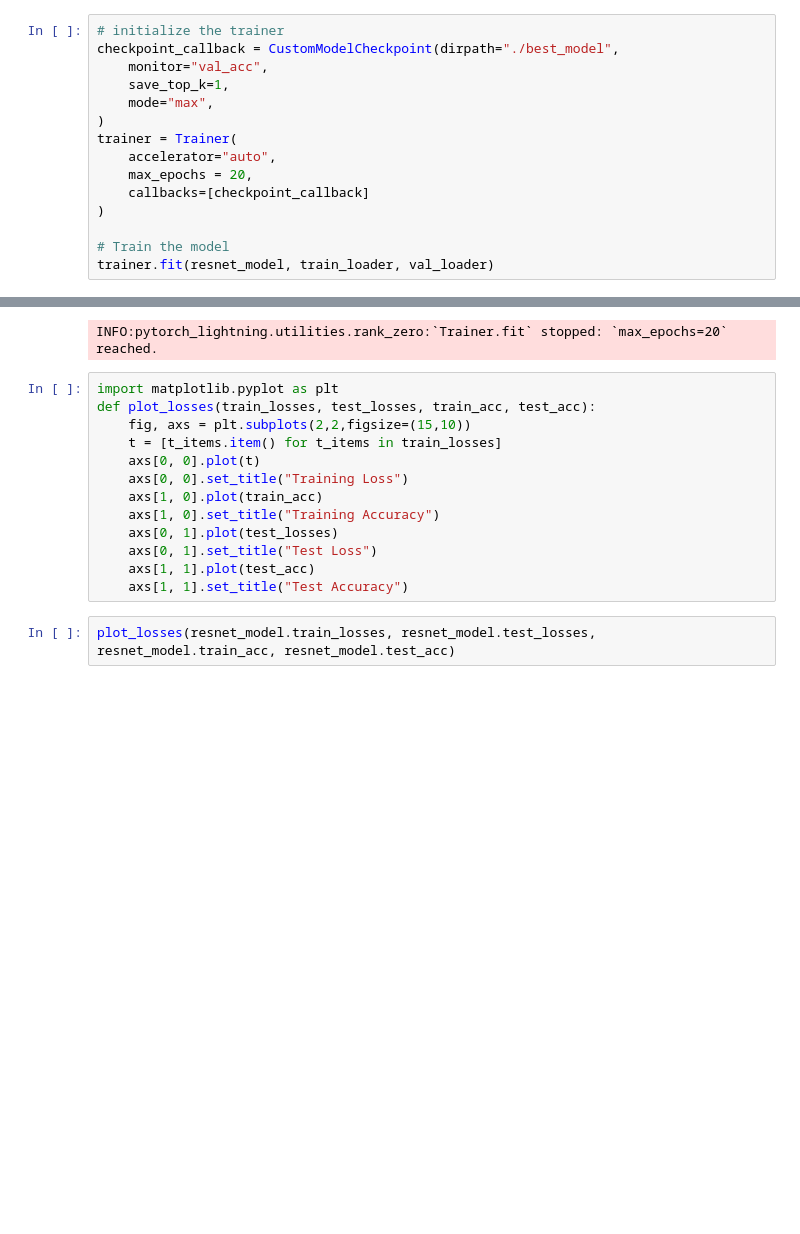
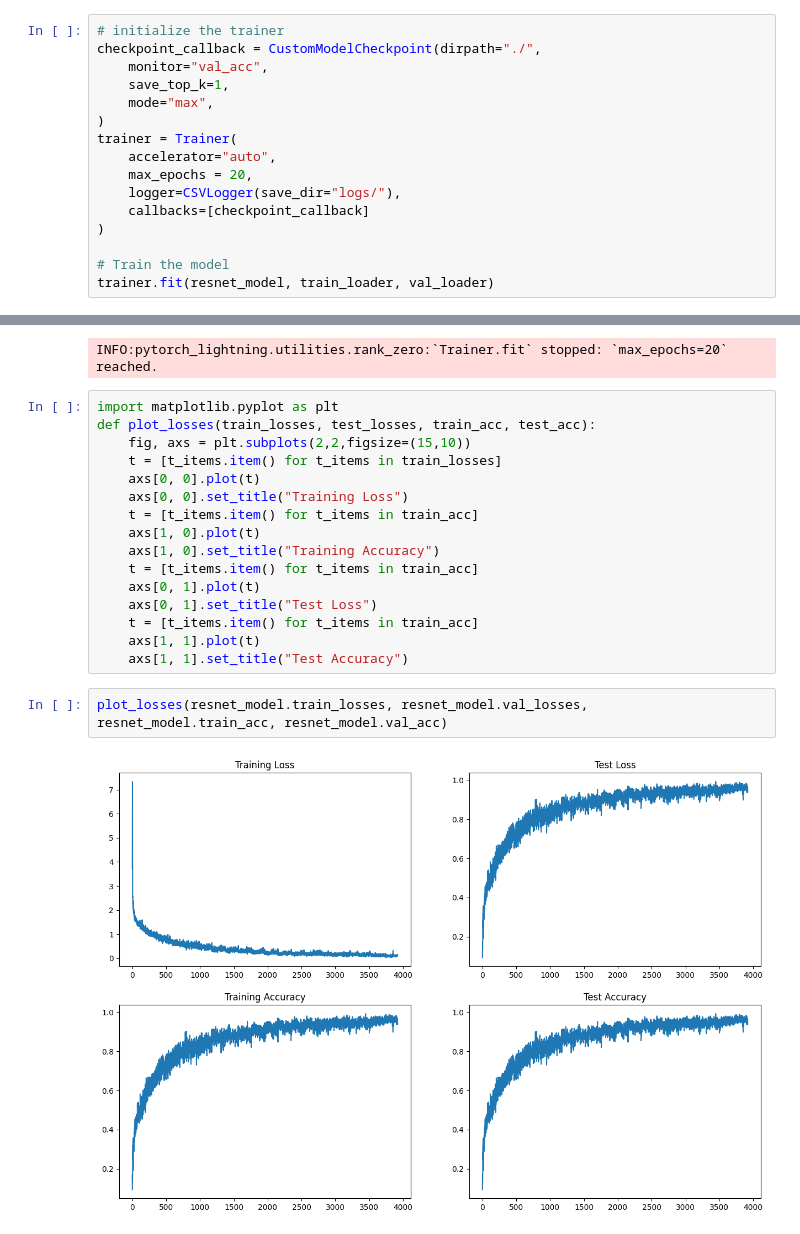
Before and after one commit to kurchi1205/ERA-S12-Assignment, a Jupyter notebook: training.ipynb, the cells around one changed output, grey strips where cells are left out. Drawn from its saved outputs; the diff is of its cells as text; blank space fills up the shorter version.

Commit message:
new training notebook

```diff
--- a/training.ipynb
+++ b/training.ipynb
@@ -131,7 +132,7 @@ class CustomModelCheckpoint(ModelCheckpoint):
             torch.save(state_dict, checkpoint_path)
 # %%
 # initialize the trainer
-checkpoint_callback = CustomModelCheckpoint(dirpath="./best_model",
+checkpoint_callback = CustomModelCheckpoint(dirpath="./",
     monitor="val_acc",
     save_top_k=1,
     mode="max",
@@ -139,6 +140,7 @@ checkpoint_callback = CustomModelCheckpoint(dirpath="./best_model",
 trainer = Trainer(
     accelerator="auto",
     max_epochs = 20,
+    logger=CSVLogger(save_dir="logs/"),
     callbacks=[checkpoint_callback]
 )
 
@@ -170,11 +172,16 @@ def plot_losses(train_losses, test_losses, train_acc, test_acc):
     t = [t_items.item() for t_items in train_losses]
     axs[0, 0].plot(t)
     axs[0, 0].set_title("Training Loss")
-    axs[1, 0].plot(train_acc)
+    t = [t_items.item() for t_items in train_acc]
+    axs[1, 0].plot(t)
     axs[1, 0].set_title("Training Accuracy")
-    axs[0, 1].plot(test_losses)
+    t = [t_items.item() for t_items in train_acc]
+    axs[0, 1].plot(t)
     axs[0, 1].set_title("Test Loss")
-    axs[1, 1].plot(test_acc)
+    t = [t_items.item() for t_items in train_acc]
+    axs[1, 1].plot(t)
     axs[1, 1].set_title("Test Accuracy")
 # %%
-plot_losses(resnet_model.train_losses, resnet_model.test_losses, resnet_model.train_acc, resnet_model.test_acc)
+plot_losses(resnet_model.train_losses, resnet_model.val_losses, resnet_model.train_acc, resnet_model.val_acc)
+# %% [output]
+[figure, added]
```
Also changed, not shown: parts of 2 cells of this notebook, 1 other file.
